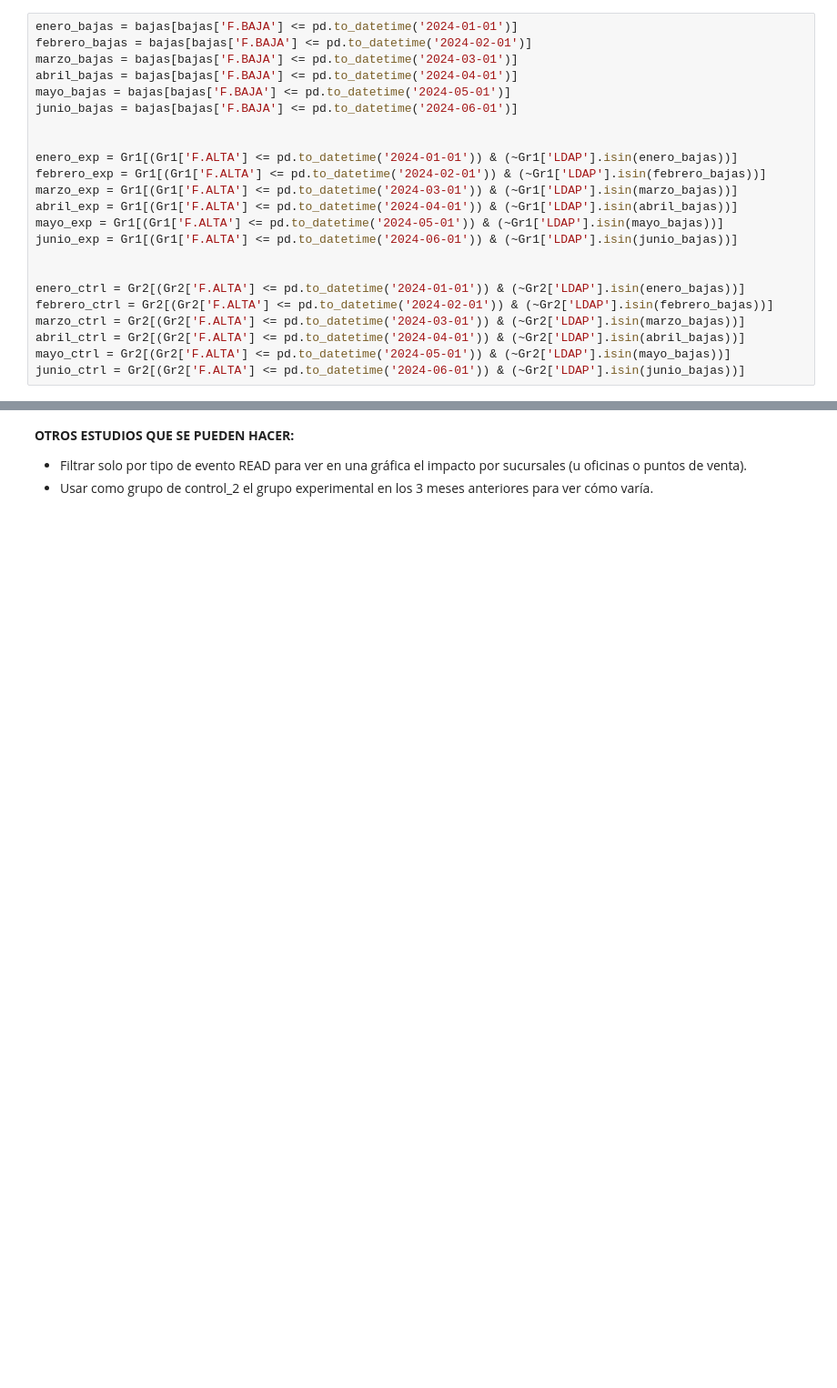
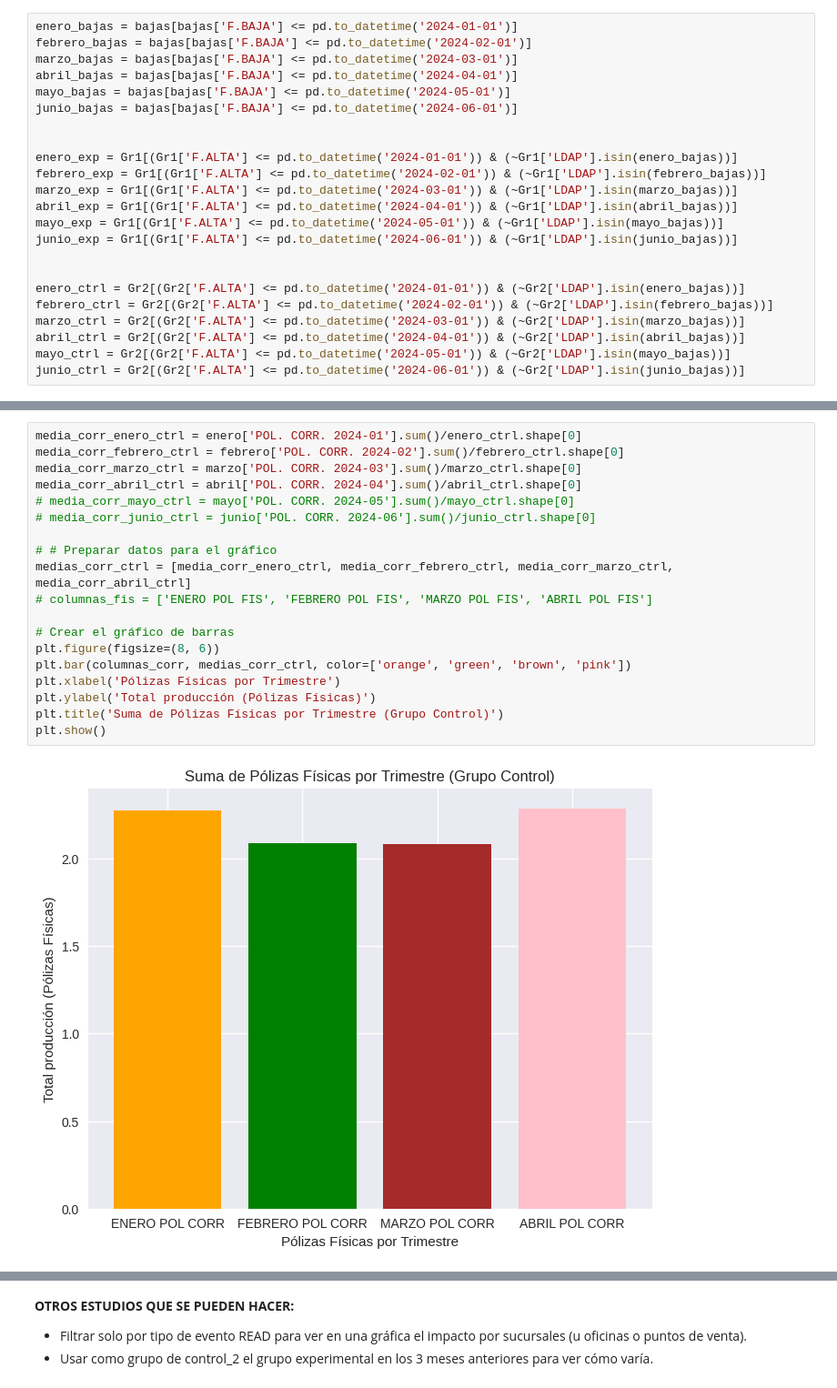
Before and after one commit to Ana-AlonsoCanizares/AA_GRUPO3, a Jupyter notebook: PruebaControl_OCASO.ipynb, the cells around one changed output, grey strips where cells are left out. Shown at 91% size. Cells and saved outputs as stored; diff of their text form; blank space fills up the shorter version.

```diff
--- a/PruebaControl_OCASO.ipynb
+++ b/PruebaControl_OCASO.ipynb
@@ -918,2 +931,23 @@ plt.show()
+# %%
+media_corr_enero_ctrl = enero['POL. CORR. 2024-01'].sum()/enero_ctrl.shape[0]
+media_corr_febrero_ctrl = febrero['POL. CORR. 2024-02'].sum()/febrero_ctrl.shape[0]
+media_corr_marzo_ctrl = marzo['POL. CORR. 2024-03'].sum()/marzo_ctrl.shape[0]
+media_corr_abril_ctrl = abril['POL. CORR. 2024-04'].sum()/abril_ctrl.shape[0]
+# media_corr_mayo_ctrl = mayo['POL. CORR. 2024-05'].sum()/mayo_ctrl.shape[0]
+# media_corr_junio_ctrl = junio['POL. CORR. 2024-06'].sum()/junio_ctrl.shape[0]
+
+# # Preparar datos para el gráfico
+medias_corr_ctrl = [media_corr_enero_ctrl, media_corr_febrero_ctrl, media_corr_marzo_ctrl, media_corr_abril_ctrl]
+# columnas_fis = ['ENERO POL FIS', 'FEBRERO POL FIS', 'MARZO POL FIS', 'ABRIL POL FIS']
+
+# Crear el gráfico de barras
+plt.figure(figsize=(8, 6))
+plt.bar(columnas_corr, medias_corr_ctrl, color=['orange', 'green', 'brown', 'pink'])
+plt.xlabel('Pólizas Físicas por Trimestre')
+plt.ylabel('Total producción (Pólizas Físicas)')
+plt.title('Suma de Pólizas Físicas por Trimestre (Grupo Control)')
+plt.show()
+# %% [output]
+[figure, added]
 # %%
 medias_fis = [media_fis_enero_exp, media_fis_enero_ctrl, media_fis_febrero_exp, media_fis_febrero_ctrl, media_fis_marzo_exp, media_fis_marzo_ctrl, media_fis_abril_exp, media_fis_abril_ctrl]
```
Also changed, not shown: parts of 38 cells of this notebook.
